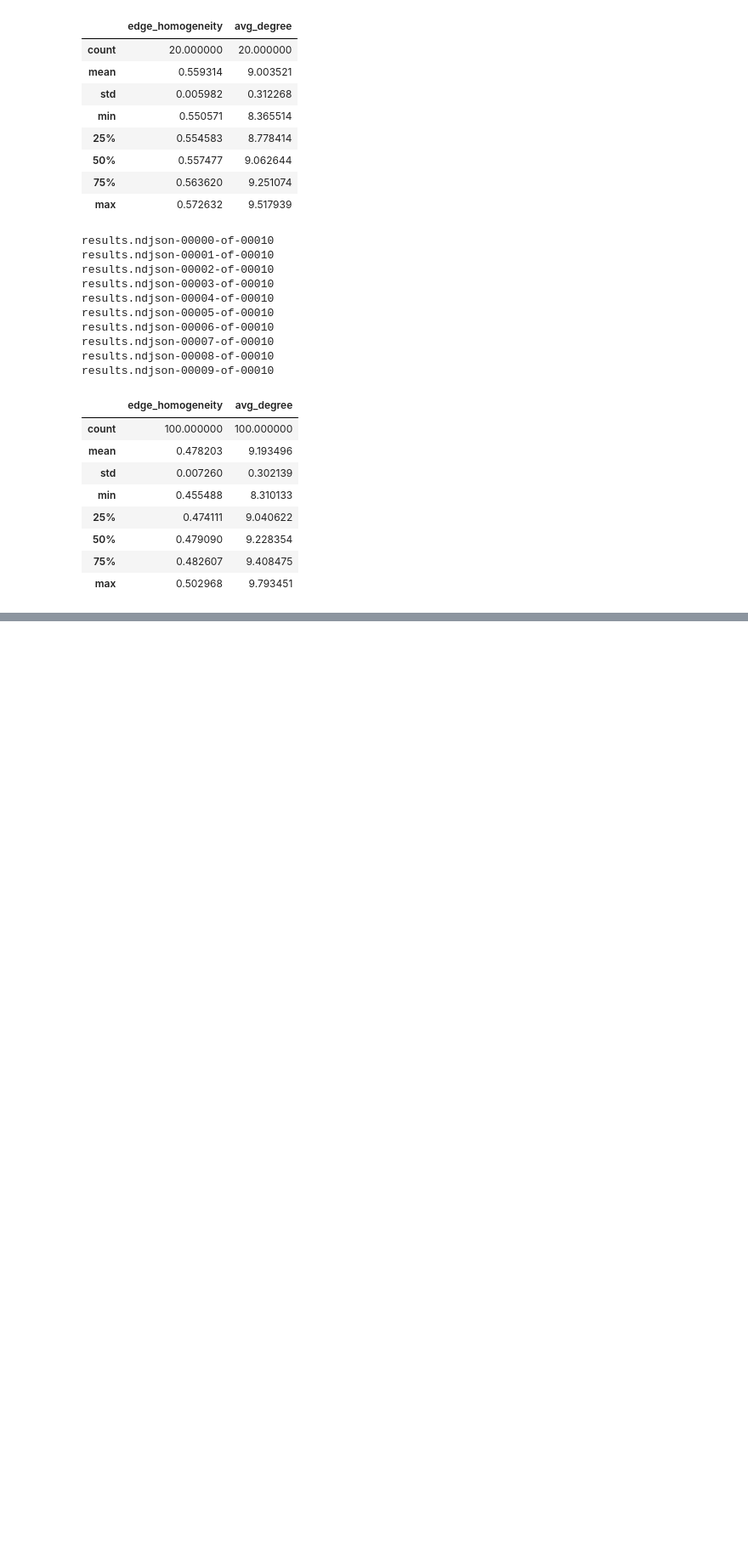
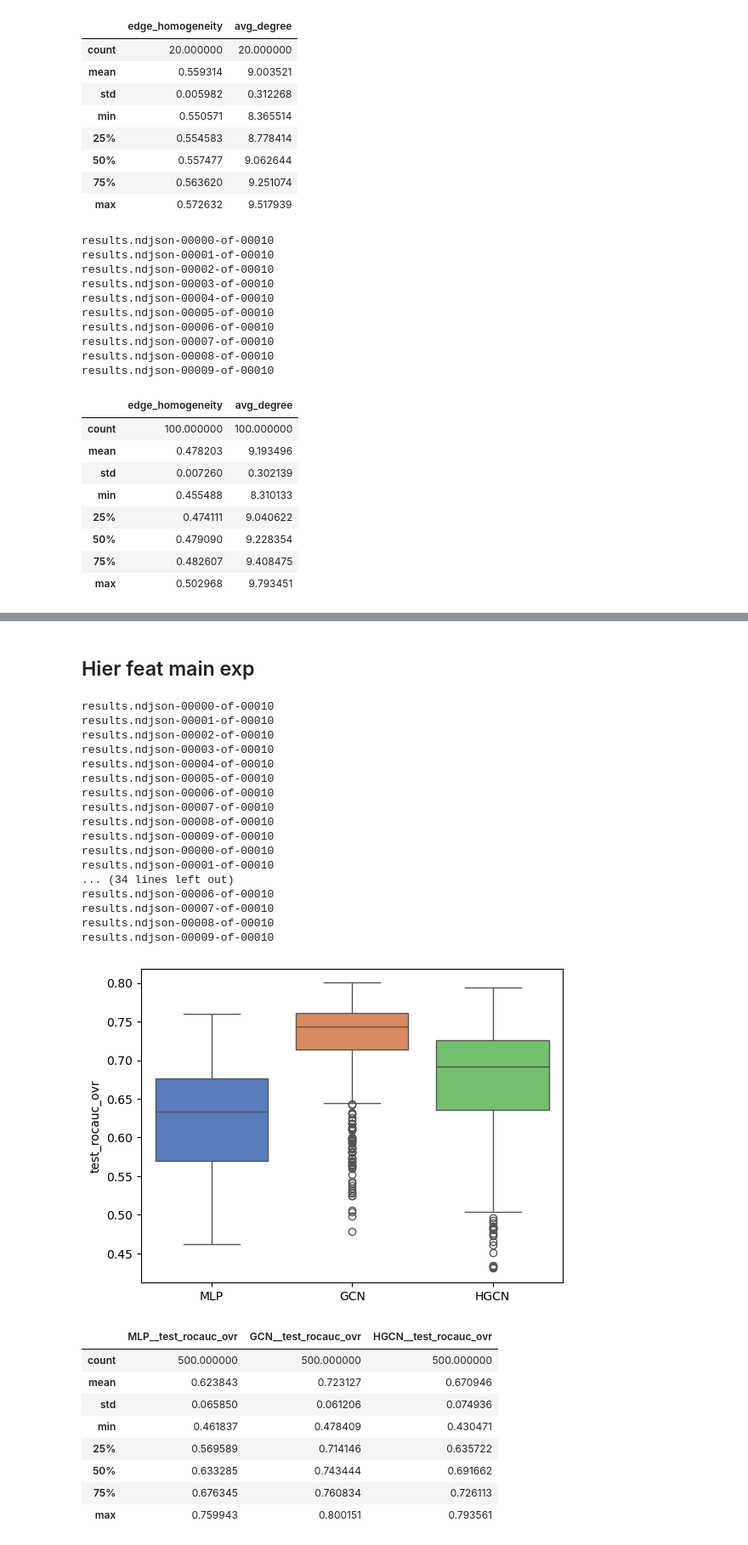
Before and after one commit to danie1uva/graphworld, a Jupyter notebook: src/notebooks/rq2.ipynb, the cells around one changed output, grey strips where cells are left out. Shown at 85% size. Saved outputs shown, nothing was run; the diff lists cells and outputs as text; code cells hidden in the pictures; blank space fills up the shorter version.

```diff
--- a/src/notebooks/rq2.ipynb
+++ b/src/notebooks/rq2.ipynb
@@ -934,0 +1216,40 @@ results.ndjson-00009-of-00010
+# %% [markdown]
+## Hier feat main exp
+# %%
+RESULTS_DIR = '../../graph_gen/snellius_gen/rq2/hier_feats/main_run'
+dfs = []
+for i in range(1,6):
+    df = df_gen(RESULTS_DIR+f'/{i}')
+    dfs.append(df)
+df = pd.concat(dfs)
+df = df.reset_index(drop=True)
+boxplot_three_models(df, 'test_rocauc_ovr')
+df[[f'{model}__{metric}' for model in models]].describe()
+# %% [output]
+results.ndjson-00000-of-00010
+results.ndjson-00001-of-00010
+results.ndjson-00002-of-00010
+results.ndjson-00003-of-00010
+results.ndjson-00004-of-00010
+results.ndjson-00005-of-00010
+results.ndjson-00006-of-00010
+results.ndjson-00007-of-00010
+results.ndjson-00008-of-00010
+results.ndjson-00009-of-00010
+results.ndjson-00000-of-00010
+results.ndjson-00001-of-00010
+... (34 lines left out)
+results.ndjson-00006-of-00010
+results.ndjson-00007-of-00010
+results.ndjson-00008-of-00010
+results.ndjson-00009-of-00010
+[figure, added]
+|  | MLP__test_rocauc_ovr | GCN__test_rocauc_ovr | HGCN__test_rocauc_ovr |
+| count | 500.000000 | 500.000000 | 500.000000 |
+| mean | 0.623843 | 0.723127 | 0.670946 |
+| std | 0.065850 | 0.061206 | 0.074936 |
+| min | 0.461837 | 0.478409 | 0.430471 |
+| 25% | 0.569589 | 0.714146 | 0.635722 |
+| 50% | 0.633285 | 0.743444 | 0.691662 |
+| 75% | 0.676345 | 0.760834 | 0.726113 |
+| max | 0.759943 | 0.800151 | 0.793561 |
```
Also changed, not shown: parts of 22 cells of this notebook.
